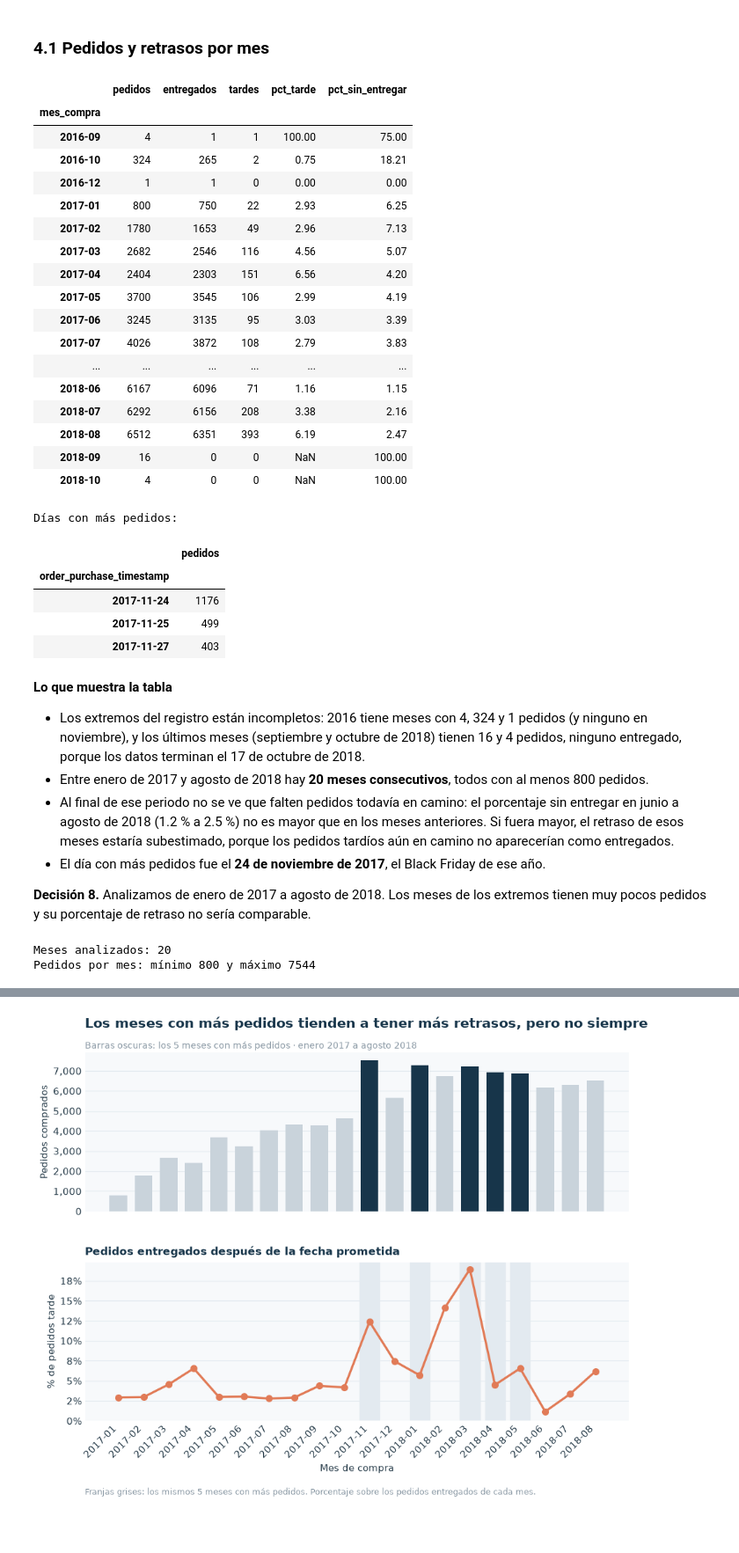
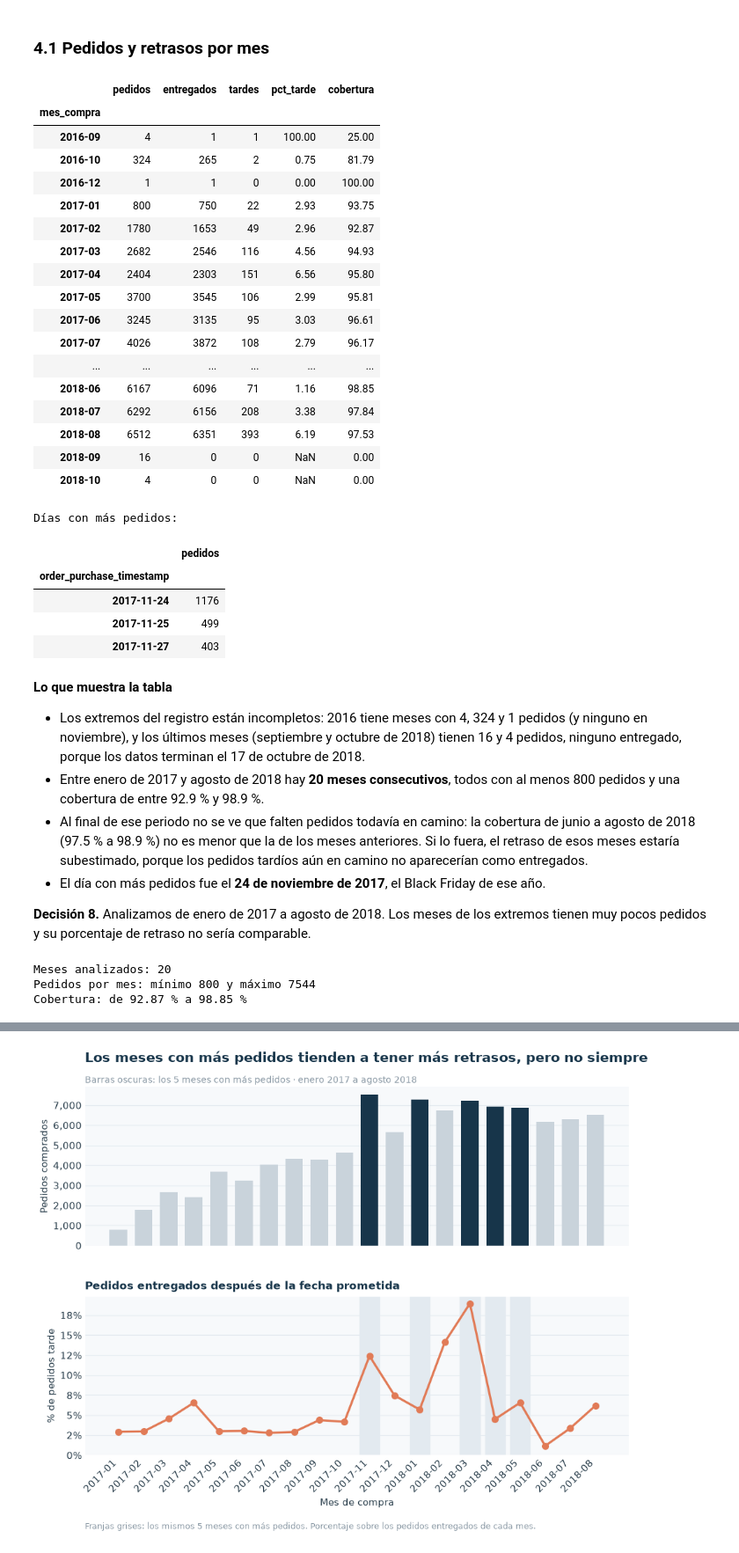
Before and after one commit to emilicorojas/proyecto-logistica-satisfaccion, a Jupyter notebook: analisis_logistica_satisfaccion.ipynb, the cells around one changed output, grey strips where cells are left out. Shown at 88% size. Drawn from its saved outputs; the diff is of its cells as text; code cells hidden in the pictures; blank space fills up the shorter version.

```diff
--- a/analisis_logistica_satisfaccion.ipynb
+++ b/analisis_logistica_satisfaccion.ipynb
@@ -45,7 +49,7 @@ ARCHIVOS = {
 
 
 def localizar_datos() -> Path:
-    """Devuelve la carpeta datasets/ de Olist o indica cómo obtenerla."""
+    """Devuelve la carpeta con los CSV de Olist o indica cómo obtenerla."""
     candidatos = []
     definida = os.environ.get("OLIST_DATA_DIR")
     if definida:
@@ -55,6 +59,7 @@ def localizar_datos() -> Path:
     for base in (ubicacion, *ubicacion.parents):
         candidatos.extend([
             base / "work-at-olist-data" / "datasets",
+            base / "data" / "raw",
             base / "DMEMCD_2026" / "work-at-olist-data" / "datasets",
         ])
 
@@ -63,7 +68,7 @@ def localizar_datos() -> Path:
             return ruta
     raise FileNotFoundError(
         "No encontré los CSV de Olist. Clona https://github.com/olist/work-at-olist-data.git "
-        "en esta carpeta o define OLIST_DATA_DIR con la ruta a datasets/."
+        "en esta carpeta, copia los dos CSV en data/raw/ o define OLIST_DATA_DIR."
     )
 
 
@@ -949,39 +1226,39 @@ Agrupamos por **mes de compra**. El **volumen** es el número de pedidos comprad
 # %%
 mes_compra = pedidos["order_purchase_timestamp"].dt.to_period("M")
 volumen = pedidos.groupby(mes_compra).size().rename("pedidos")
 
 retrasos = entregados.groupby(entregados["order_purchase_timestamp"].dt.to_period("M")).agg(
     entregados=("order_id", "size"),
     tardes=("tarde", "sum"),
 )
 
 mensual = volumen.to_frame().join(retrasos).fillna(0).astype(int)
 mensual["pct_tarde"] = mensual["tardes"] / mensual["entregados"] * 100
-mensual["pct_sin_entregar"] = (mensual["pedidos"] - mensual["entregados"]) / mensual["pedidos"] * 100
+mensual["cobertura"] = mensual["entregados"] / mensual["pedidos"] * 100
 mensual.index.name = "mes_compra"
 display(mensual.round(2))  # se redondea solo al mostrar
 
 print("Días con más pedidos:")
 display(pedidos["order_purchase_timestamp"].dt.date.value_counts().head(3).to_frame("pedidos"))
 # %% [output]
-|  | pedidos | entregados | tardes | pct_tarde | pct_sin_entregar |
+|  | pedidos | entregados | tardes | pct_tarde | cobertura |
 | mes_compra |  |  |  |  |  |
-| 2016-09 | 4 | 1 | 1 | 100.00 | 75.00 |
-| 2016-10 | 324 | 265 | 2 | 0.75 | 18.21 |
-| 2016-12 | 1 | 1 | 0 | 0.00 | 0.00 |
-| 2017-01 | 800 | 750 | 22 | 2.93 | 6.25 |
-| 2017-02 | 1780 | 1653 | 49 | 2.96 | 7.13 |
-| 2017-03 | 2682 | 2546 | 116 | 4.56 | 5.07 |
-| 2017-04 | 2404 | 2303 | 151 | 6.56 | 4.20 |
-| 2017-05 | 3700 | 3545 | 106 | 2.99 | 4.19 |
-| 2017-06 | 3245 | 3135 | 95 | 3.03 | 3.39 |
-| 2017-07 | 4026 | 3872 | 108 | 2.79 | 3.83 |
+| 2016-09 | 4 | 1 | 1 | 100.00 | 25.00 |
+| 2016-10 | 324 | 265 | 2 | 0.75 | 81.79 |
+| 2016-12 | 1 | 1 | 0 | 0.00 | 100.00 |
+| 2017-01 | 800 | 750 | 22 | 2.93 | 93.75 |
+| 2017-02 | 1780 | 1653 | 49 | 2.96 | 92.87 |
+| 2017-03 | 2682 | 2546 | 116 | 4.56 | 94.93 |
+| 2017-04 | 2404 | 2303 | 151 | 6.56 | 95.80 |
+| 2017-05 | 3700 | 3545 | 106 | 2.99 | 95.81 |
+| 2017-06 | 3245 | 3135 | 95 | 3.03 | 96.61 |
+| 2017-07 | 4026 | 3872 | 108 | 2.79 | 96.17 |
 | ... | ... | ... | ... | ... | ... |
-| 2018-06 | 6167 | 6096 | 71 | 1.16 | 1.15 |
-| 2018-07 | 6292 | 6156 | 208 | 3.38 | 2.16 |
-| 2018-08 | 6512 | 6351 | 393 | 6.19 | 2.47 |
-| 2018-09 | 16 | 0 | 0 | NaN | 100.00 |
-| 2018-10 | 4 | 0 | 0 | NaN | 100.00 |
+| 2018-06 | 6167 | 6096 | 71 | 1.16 | 98.85 |
+| 2018-07 | 6292 | 6156 | 208 | 3.38 | 97.84 |
+| 2018-08 | 6512 | 6351 | 393 | 6.19 | 97.53 |
+| 2018-09 | 16 | 0 | 0 | NaN | 0.00 |
+| 2018-10 | 4 | 0 | 0 | NaN | 0.00 |
 Días con más pedidos:
 |  | pedidos |
 | order_purchase_timestamp |  |
@@ -992,15 +1269,17 @@ Días con más pedidos:
 **Lo que muestra la tabla**
 
 - Los extremos del registro están incompletos: 2016 tiene meses con 4, 324 y 1 pedidos (y ninguno en noviembre), y los últimos meses (septiembre y octubre de 2018) tienen 16 y 4 pedidos, ninguno entregado, porque los datos terminan el 17 de octubre de 2018.
-- Entre enero de 2017 y agosto de 2018 hay **20 meses consecutivos**, todos con al menos 800 pedidos.
-- Al final de ese periodo no se ve que falten pedidos todavía en camino: el porcentaje sin entregar en junio a agosto de 2018 (1.2 % a 2.5 %) no es mayor que en los meses anteriores. Si fuera mayor, el retraso de esos meses estaría subestimado, porque los pedidos tardíos aún en camino no aparecerían como entregados.
+- Entre enero de 2017 y agosto de 2018 hay **20 meses consecutivos**, todos con al menos 800 pedidos y una cobertura de entre 92.9 % y 98.9 %.
+- Al final de ese periodo no se ve que falten pedidos todavía en camino: la cobertura de junio a agosto de 2018 (97.5 % a 98.9 %) no es menor que la de los meses anteriores. Si lo fuera, el retraso de esos meses estaría subestimado, porque los pedidos tardíos aún en camino no aparecerían como entregados.
 - El día con más pedidos fue el **24 de noviembre de 2017**, el Black Friday de ese año.
 
 **Decisión 8.** Analizamos de enero de 2017 a agosto de 2018. Los meses de los extremos tienen muy pocos pedidos y su porcentaje de retraso no sería comparable.
 # %%
 periodo = mensual.loc["2017-01":"2018-08"].copy()
+assert periodo.index.equals(pd.period_range("2017-01", "2018-08", freq="M")), "Faltan meses en el periodo."
 print("Meses analizados:", len(periodo))
 print("Pedidos por mes: mínimo", periodo["pedidos"].min(), "y máximo", periodo["pedidos"].max())
+print(f"Cobertura: de {periodo['cobertura'].min():.2f} % a {periodo['cobertura'].max():.2f} %")
 
 registrar_decision(
     "Decisión 8", "orders", "meses incompletos al inicio (2016) y al final (sep-oct 2018)",
@@ -1011,6 +1290,7 @@ registrar_decision(
 # %% [output]
 Meses analizados: 20
 Pedidos por mes: mínimo 800 y máximo 7544
+Cobertura: de 92.87 % a 98.85 %
 # %% [markdown]
 ### 4.2 ¿Los meses con más pedidos tienen más retrasos?
 
```
Also changed, not shown: parts of 89 cells of this notebook, 14 other files.
